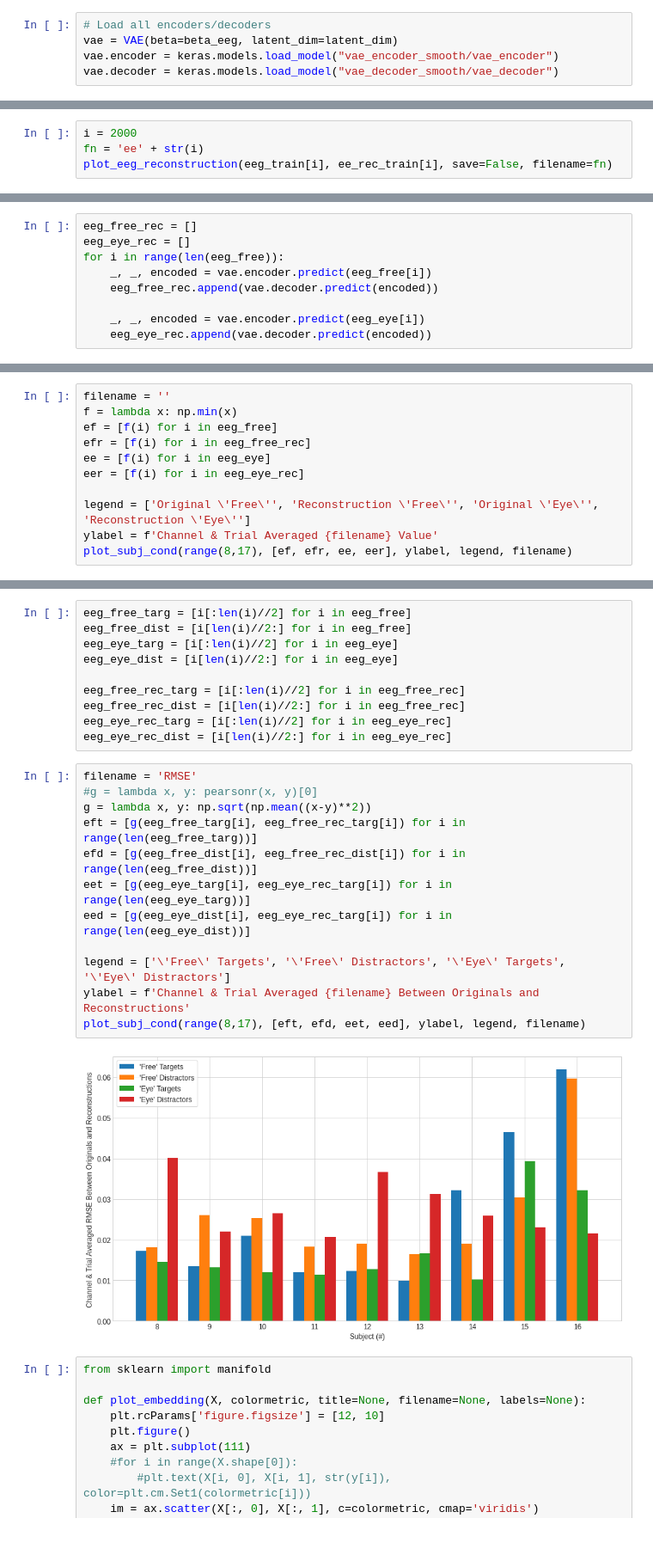
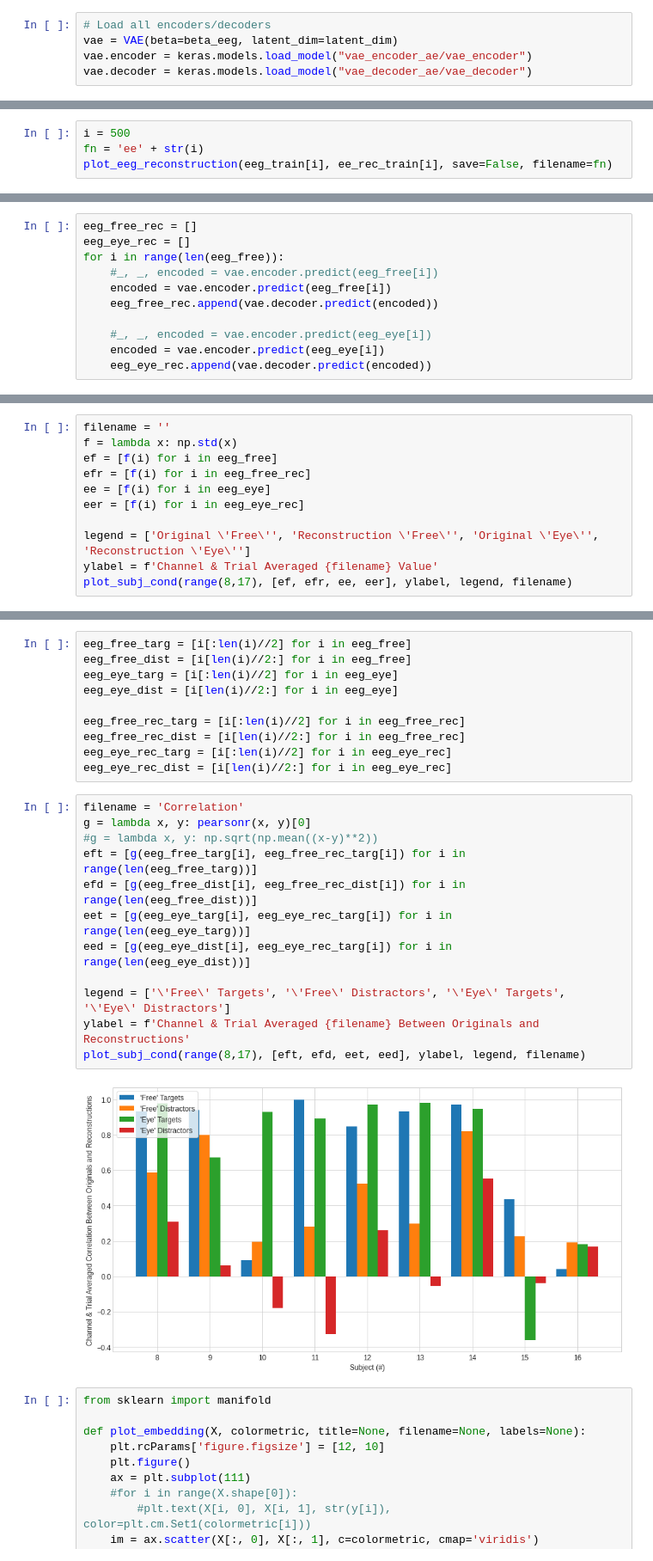
Before and after one commit to zainakh/bci-representation-learning, a Jupyter notebook: plot-eeg-reconstructions.ipynb, the cells around one changed output, grey strips where cells are left out. Shown at 86% size. Cells and saved outputs as stored; diff of their text form.

Commit message:
Pushed model for cloud testing

```diff
--- a/plot-eeg-reconstructions.ipynb
+++ b/plot-eeg-reconstructions.ipynb
@@ -32,8 +30,8 @@ sub_cond = np.concatenate((sub_cond_train, sub_cond_test), axis=0)
 # %%
 # Load all encoders/decoders
 vae = VAE(beta=beta_eeg, latent_dim=latent_dim)
-vae.encoder = keras.models.load_model("vae_encoder_smooth/vae_encoder")
-vae.decoder = keras.models.load_model("vae_decoder_smooth/vae_decoder")
+vae.encoder = keras.models.load_model("vae_encoder_ae/vae_encoder")
+vae.decoder = keras.models.load_model("vae_decoder_ae/vae_decoder")
 # %% [output]
 WARNING:tensorflow:No training configuration found in save file, so the model was *not* compiled. Compile it manually.
 WARNING:tensorflow:No training configuration found in save file, so the model was *not* compiled. Compile it manually.
@@ -135,5 +134,5 @@ plot_image(eeg_test[i], ee_rec[i])
 # %%
-i = 2000
+i = 500
 fn = 'ee' + str(i)
 plot_eeg_reconstruction(eeg_train[i], ee_rec_train[i], save=False, filename=fn)
 # %% [output]
@@ -172,10 +171,12 @@ eeg_free[0].shape
 eeg_free_rec = []
 eeg_eye_rec = []
 for i in range(len(eeg_free)):
-    _, _, encoded = vae.encoder.predict(eeg_free[i])
+    #_, _, encoded = vae.encoder.predict(eeg_free[i])
+    encoded = vae.encoder.predict(eeg_free[i])
     eeg_free_rec.append(vae.decoder.predict(encoded))
 
-    _, _, encoded = vae.encoder.predict(eeg_eye[i])
+    #_, _, encoded = vae.encoder.predict(eeg_eye[i])
+    encoded = vae.encoder.predict(eeg_eye[i])
     eeg_eye_rec.append(vae.decoder.predict(encoded))
 # %%
 simplify = lambda a: np.squeeze(np.mean(a, axis=(0,1)))
@@ -190,7 +191,7 @@ eeg_free[-1].shape
 (768,)
 # %%
 filename = ''
-f = lambda x: np.min(x)
+f = lambda x: np.std(x)
 ef = [f(i) for i in eeg_free]
 efr = [f(i) for i in eeg_free_rec]
 ee = [f(i) for i in eeg_eye]
@@ -212,19 +213,19 @@ eeg_free_rec_dist = [i[len(i)//2:] for i in eeg_free_rec]
 eeg_eye_rec_targ = [i[:len(i)//2] for i in eeg_eye_rec]
 eeg_eye_rec_dist = [i[len(i)//2:] for i in eeg_eye_rec]
 # %%
-filename = 'RMSE'
-#g = lambda x, y: pearsonr(x, y)[0]
-g = lambda x, y: np.sqrt(np.mean((x-y)**2))
+filename = 'Correlation'
+g = lambda x, y: pearsonr(x, y)[0]
+#g = lambda x, y: np.sqrt(np.mean((x-y)**2))
 eft = [g(eeg_free_targ[i], eeg_free_rec_targ[i]) for i in range(len(eeg_free_targ))]
 efd = [g(eeg_free_dist[i], eeg_free_rec_dist[i]) for i in range(len(eeg_free_dist))]
 eet = [g(eeg_eye_targ[i], eeg_eye_rec_targ[i]) for i in range(len(eeg_eye_targ))]
 eed = [g(eeg_eye_dist[i], eeg_eye_rec_targ[i]) for i in range(len(eeg_eye_dist))]
 
 legend = ['\'Free\' Targets', '\'Free\' Distractors', '\'Eye\' Targets', '\'Eye\' Distractors']
 ylabel = f'Channel & Trial Averaged {filename} Between Originals and Reconstructions'
 plot_subj_cond(range(8,17), [eft, efd, eet, eed], ylabel, legend, filename)
 # %% [output]
-[figure, old version]
+[figure, new version]
 # %%
 from sklearn import manifold
 
```
Also changed, not shown: parts of 8 cells of this notebook, 6 other files.
